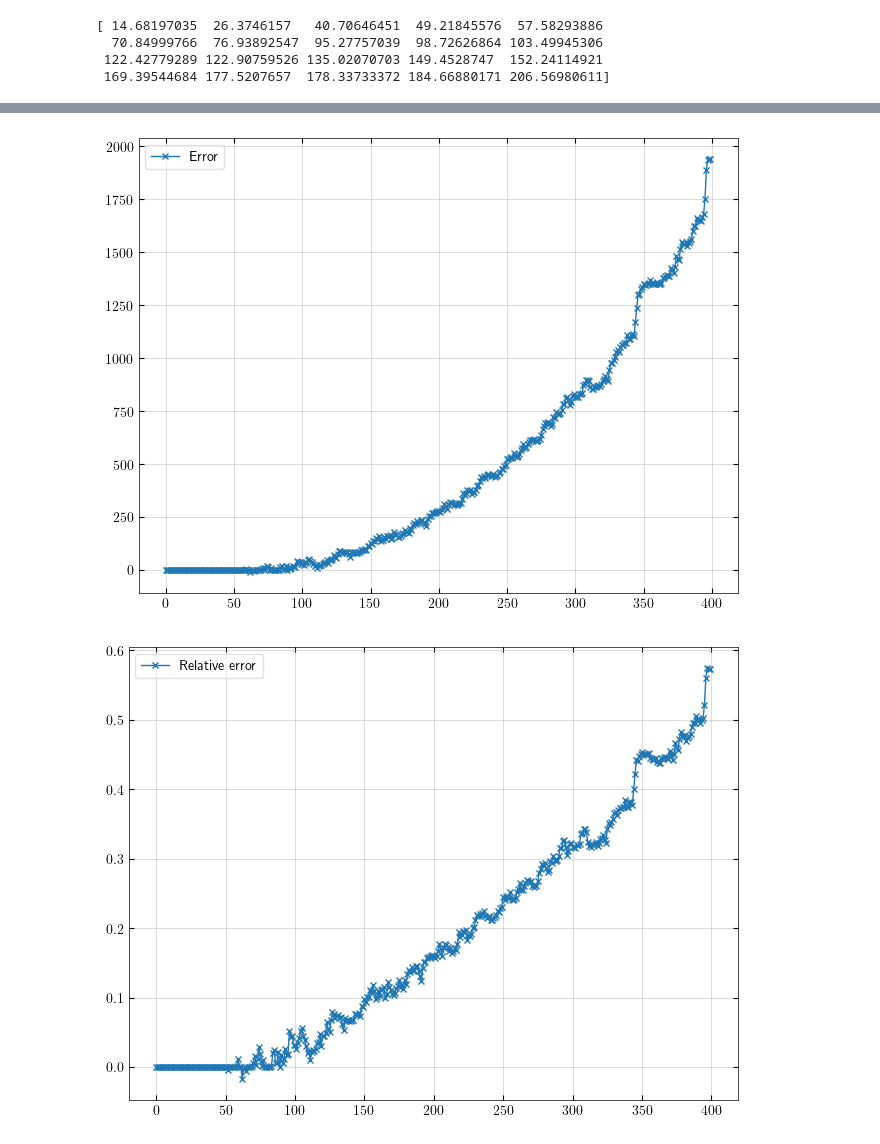
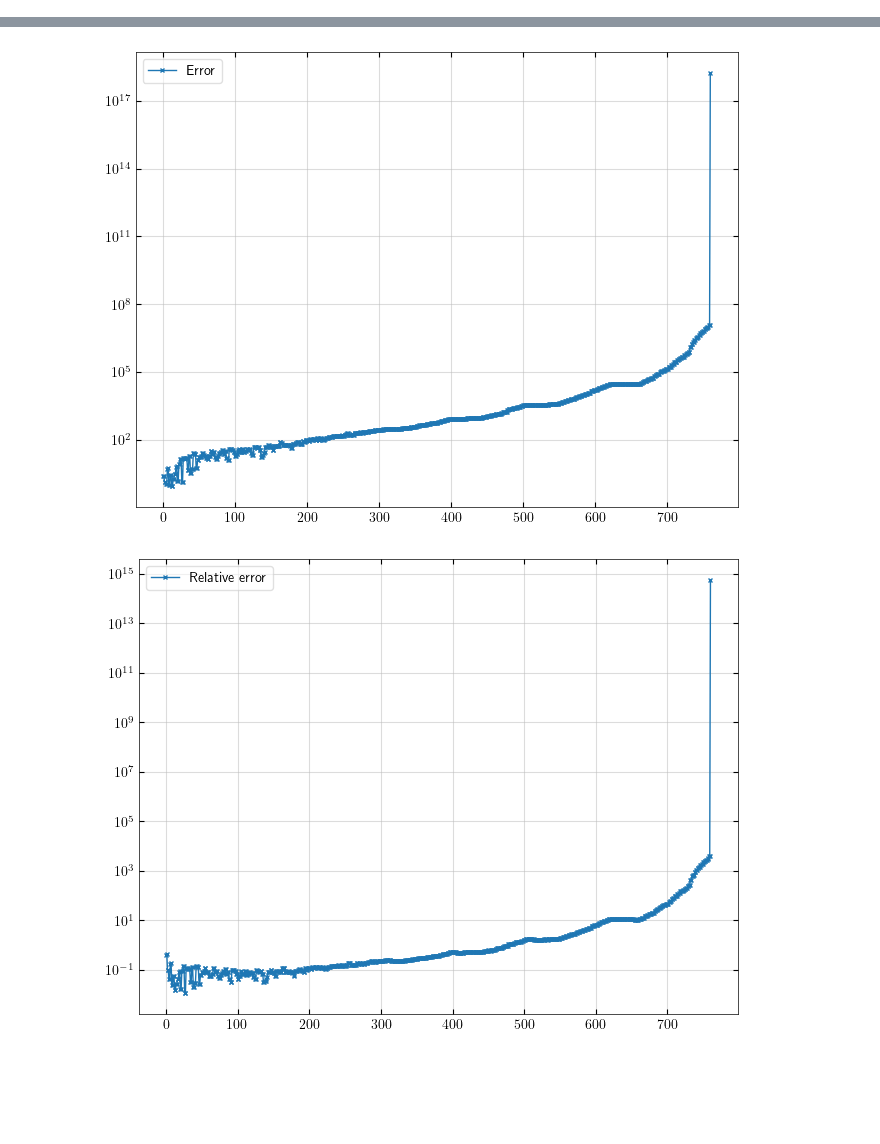
Before and after one commit to PyrooL/quantum-stadium, a Jupyter notebook: src/postprocessing.ipynb, the cells around one changed output, grey strips where cells are left out. Drawn from its saved outputs; the diff is of its cells as text; code cells hidden in the pictures; blank space fills up the shorter version.

```diff
--- a/src/postprocessing.ipynb
+++ b/src/postprocessing.ipynb
@@ -5,7 +5,7 @@ import matplotlib.pyplot as plt
 from scipy.interpolate import griddata
 from scipy.special import jn_zeros
 # %%
-geometry = "semicircle"
+geometry = "circle"
 # %%
 x = np.loadtxt(f"../results/{geometry}_x.csv")
 y = np.loadtxt(f"../results/{geometry}_y.csv")
@@ -57,15 +76,3 @@ plt.show()
-# %%
-eigval_abs = np.abs(eigval)
-idx = np.argsort(eigval_abs)
-eigval_abs_sort = eigval_abs[idx]
-eigvec_sort = eigvec[:, idx]
-amplitude_sort = amplitude[:, idx]
-print(eigval_abs_sort[:20])
-# %% [output]
-[ 14.68197035  26.3746157   40.70646451  49.21845576  57.58293886
-  70.84999766  76.93892547  95.27757039  98.72626864 103.49945306
- 122.42779289 122.90759526 135.02070703 149.4528747  152.24114921
- 169.39544684 177.5207657  178.33733372 184.66880171 206.56980611]
 # %%
 if geometry == "square":
     L_x = max(x) - min(x)
@@ -88,11 +95,13 @@ plt.plot(exact[:xlim], marker = 'o', markersize = 2, linewidth=1, linestyle = ":
 plt.legend()
 
 plt.figure()
-plt.plot(eigval_abs_sort[:xlim] - exact[:xlim], marker='x', markersize=5, linewidth=1, label = 'Error')
+plt.plot(eigval_abs_sort - exact, marker='x', markersize=3, linewidth=1, label = 'Error')
+plt.yscale('log')
 plt.legend()
 
 plt.figure()
-plt.plot(rel_error[:xlim], marker='x', markersize=5, linewidth=1, label = 'Relative error')
+plt.plot(rel_error, marker='x', markersize=3, linewidth=1, label = 'Relative error')
+plt.yscale('log')
 plt.legend()
 
 plt.show()
@@ -101,5 +110,5 @@ plt.show()
-[figure, old version]
+[figure, new version]
-[figure, old version]
+[figure, new version]
 # %%
 def plot_interpolated(x, y, z):
 
```
Also changed, not shown: parts of 6 cells of this notebook, 1 other file.
